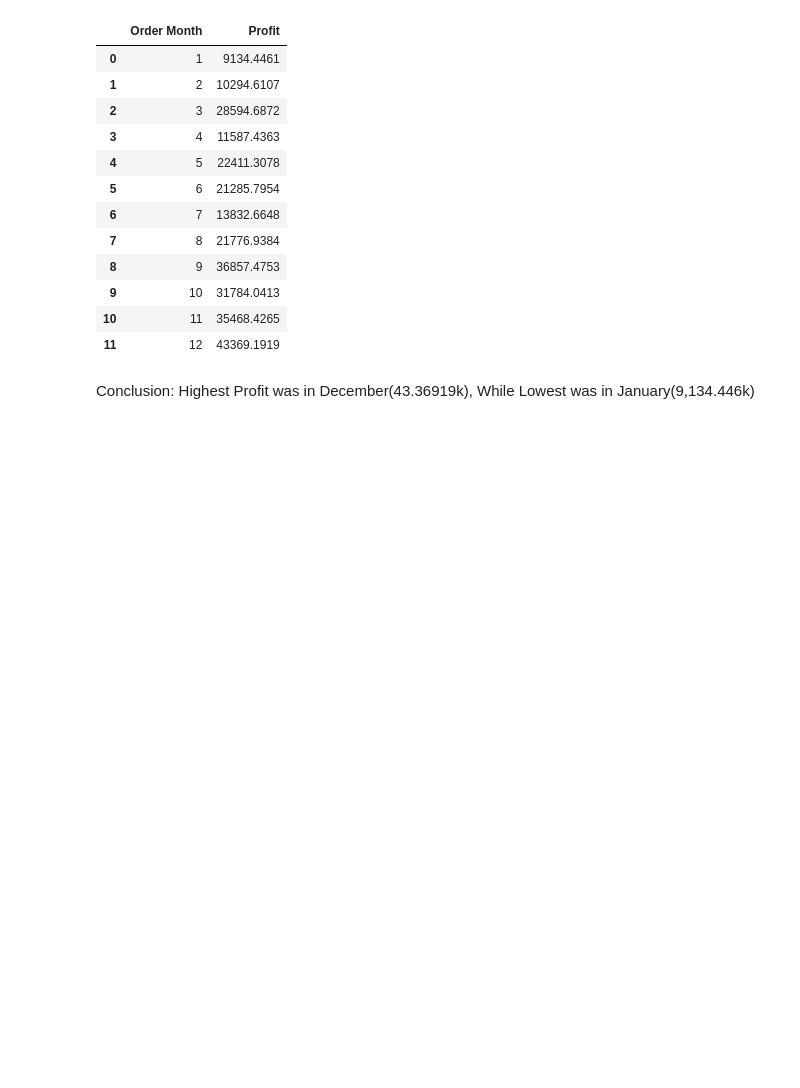
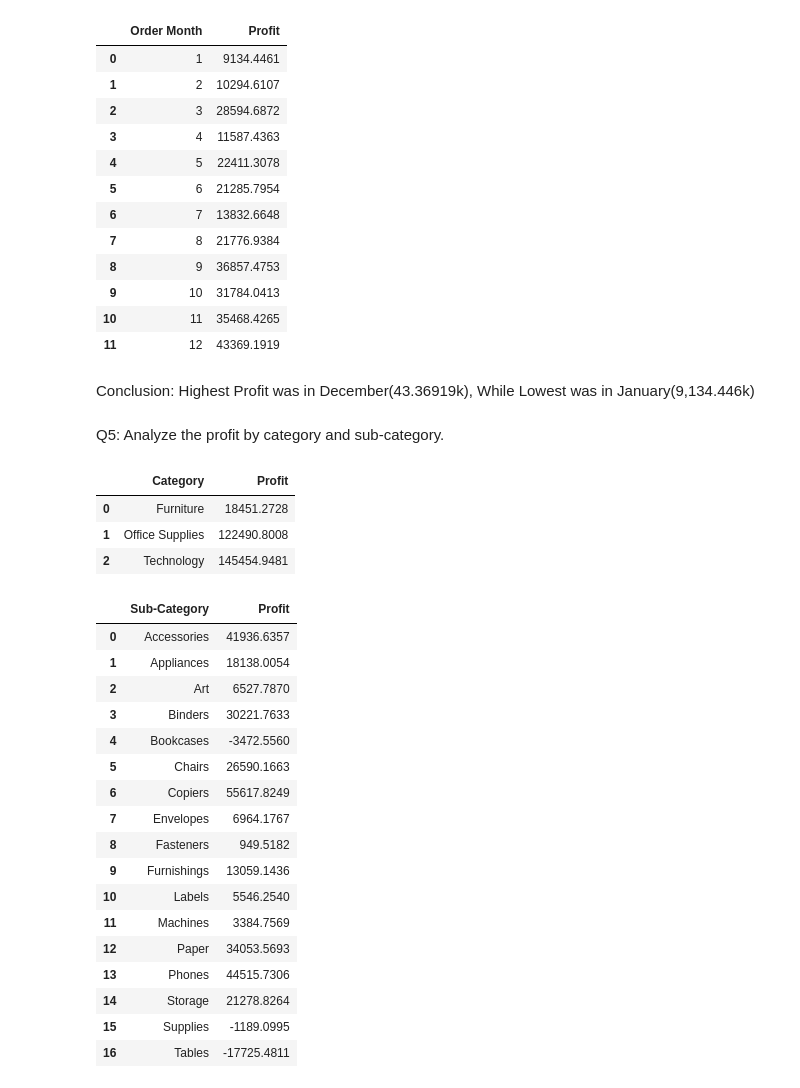
Before and after one commit to Vanshaj14Mohan/E-Commerce-Data-Analysis, a Jupyter notebook: Files/main.ipynb, the cells around one changed output. Drawn from its saved outputs; the diff is of its cells as text; code cells hidden in the pictures; blank space fills up the shorter version.

```diff
--- a/Files/main.ipynb
+++ b/Files/main.ipynb
@@ -277,3 +277,13 @@ fig = px.line(sales_month, x="Order Month", y="Profit", title="Monthly Sales", m
 fig.show()
 # %% [markdown]
 Conclusion: Highest Profit was in December(43.36919k), While Lowest was in January(9,134.446k)
+# %% [markdown]
+Q5: Analyze the profit by category and sub-category.
+# %%
+category_profit = df.groupby("Category")["Profit"].sum().reset_index()
+category_profit
+# %% [output]
+|  | Category | Profit |
+| 0 | Furniture | 18451.2728 |
+| 1 | Office Supplies | 122490.8008 |
+| 2 | Technology | 145454.9481 |
@@ -279,0 +297,23 @@ Conclusion: Highest Profit was in December(43.36919k), While Lowest was in Janua
+# %%
+#Now for Sub-Category
+subcategory_profit = df.groupby("Sub-Category")["Profit"].sum().reset_index()
+subcategory_profit
+# %% [output]
+|  | Sub-Category | Profit |
+| 0 | Accessories | 41936.6357 |
+| 1 | Appliances | 18138.0054 |
+| 2 | Art | 6527.7870 |
+| 3 | Binders | 30221.7633 |
+| 4 | Bookcases | -3472.5560 |
+| 5 | Chairs | 26590.1663 |
+| 6 | Copiers | 55617.8249 |
+| 7 | Envelopes | 6964.1767 |
+| 8 | Fasteners | 949.5182 |
+| 9 | Furnishings | 13059.1436 |
+| 10 | Labels | 5546.2540 |
+| 11 | Machines | 3384.7569 |
+| 12 | Paper | 34053.5693 |
+| 13 | Phones | 44515.7306 |
+| 14 | Storage | 21278.8264 |
+| 15 | Supplies | -1189.0995 |
+| 16 | Tables | -17725.4811 |
```
Also changed, not shown: parts of 3 cells of this notebook.
